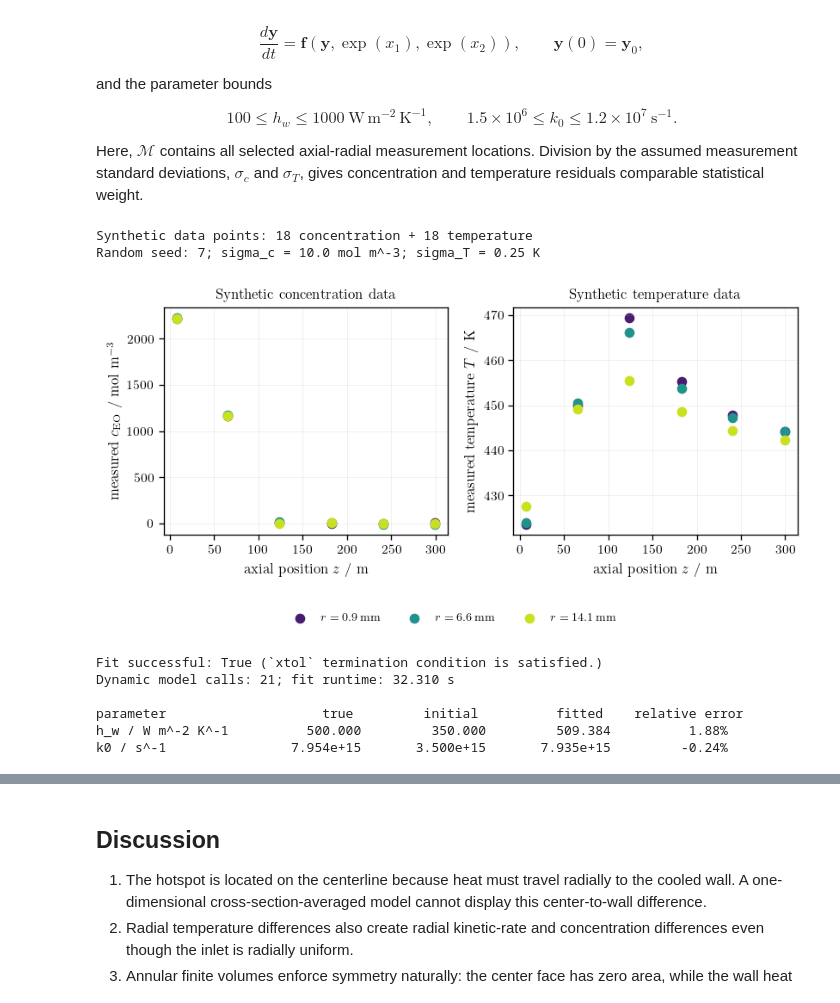
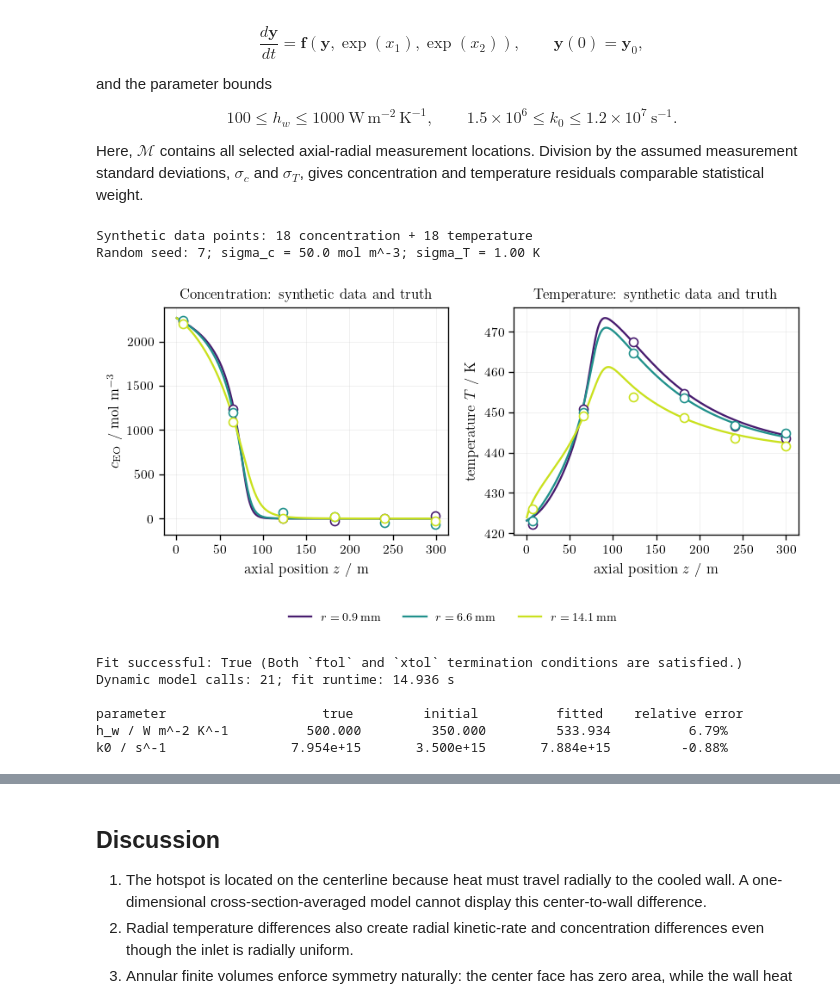
Before and after one commit to ChemRxnEngLab/Ullmanns_ModelReactorsDesignEquations, a Jupyter notebook: example_6_2d_pftr_hotspot_parameter_fit.ipynb, the cells around one changed output, grey strips where cells are left out. Drawn from its saved outputs; the diff is of its cells as text; code cells hidden in the pictures.

Commit message:
Increased synthetic data noise

```diff
--- a/example_6_2d_pftr_hotspot_parameter_fit.ipynb
+++ b/example_6_2d_pftr_hotspot_parameter_fit.ipynb
@@ -112,7 +112,7 @@ class Parameters:
         self.cp = 4190.0            # J kg^-1 K^-1
         self.h_w = 500.0            # W m^-2 K^-1
         self.a_w = 4.0 / self.d_R   # wall area per reactor volume / m^-1
-        self.D_r = 1.0e-5            # radial mass dispersion / m^2 s^-1
+        self.D_r = 1.0e-7            # radial mass dispersion / m^2 s^-1
         self.lambda_r = 4.5          # effective radial thermal conductivity / W m^-1 K^-1
         self.R = 8.314               # J mol^-1 K^-1
 
@@ -403,43 +403,45 @@ Here, $\mathcal{M}$ contains all selected axial-radial measurement locations. Di
 # %%
 rng = np.random.default_rng(7)
 iz_measure = np.linspace(7, p.Nz - 1, 6, dtype=int)
 ir_measure = np.array([0, p.Nr//2 - 1, p.Nr - 1])
 measurement_index = np.ix_(iz_measure, ir_measure)
 
-sigma_c = 10.0   # mol m^-3
-sigma_T = 0.25   # K
+sigma_c = 50   # mol m^-3
+sigma_T = 1   # K
 c_measured = c_final[measurement_index] + rng.normal(
     0.0, sigma_c, (len(iz_measure), len(ir_measure))
 )
 T_measured = T_final[measurement_index] + rng.normal(
     0.0, sigma_T, (len(iz_measure), len(ir_measure))
 )
 
 print(f"Synthetic data points: {c_measured.size} concentration + {T_measured.size} temperature")
 print(f"Random seed: 7; sigma_c = {sigma_c:.1f} mol m^-3; sigma_T = {sigma_T:.2f} K")
 
 z_measure = p.z[iz_measure]
 measurement_colors = plt.cm.viridis(np.linspace(0.08, 0.92, len(ir_measure)))
 fig, axes = plt.subplots(1, 2, figsize=(7.0, 3.5))
 for j, (ir, color) in enumerate(zip(ir_measure, measurement_colors)):
     radial_label = fr"$r={1000*p.r[ir]:.1f}\,\mathrm{{mm}}$"
-    axes[0].scatter(z_measure, c_measured[:, j], color=color, label=radial_label)
-    axes[1].scatter(z_measure, T_measured[:, j], color=color)
+    axes[0].plot(p.z, c_final[:, ir], color=color, label=radial_label)
+    axes[0].scatter(z_measure, c_measured[:, j], facecolors="white", edgecolors=color, zorder=3)
+    axes[1].plot(p.z, T_final[:, ir], color=color)
+    axes[1].scatter(z_measure, T_measured[:, j], facecolors="white", edgecolors=color, zorder=3)
 axes[0].set_xlabel(r"axial position $z$ / m")
-axes[0].set_ylabel(r"measured $c_{\mathrm{EO}}$ / mol m$^{-3}$")
-axes[0].set_title("Synthetic concentration data")
+axes[0].set_ylabel(r"$c_{\mathrm{EO}}$ / mol m$^{-3}$")
+axes[0].set_title("Concentration: synthetic data and truth")
 axes[1].set_xlabel(r"axial position $z$ / m")
-axes[1].set_ylabel(r"measured temperature $T$ / K")
-axes[1].set_title("Synthetic temperature data")
+axes[1].set_ylabel(r"temperature $T$ / K")
+axes[1].set_title("Temperature: synthetic data and truth")
 handles, labels = axes[0].get_legend_handles_labels()
 fig.legend(handles, labels, loc="lower center", bbox_to_anchor=(0.5, 0.005), ncol=3, frameon=False)
 fig.tight_layout(rect=(0.0, 0.12, 1.0, 1.0))
 save_publication_figure(fig, "ex6_synthetic_measurements")
 plt.show()
 # %% [output]
 Synthetic data points: 18 concentration + 18 temperature
-Random seed: 7; sigma_c = 10.0 mol m^-3; sigma_T = 0.25 K
+Random seed: 7; sigma_c = 50.0 mol m^-3; sigma_T = 1.00 K
-[figure, old version]
+[figure, new version]
 # %%
 fit_calls = 0
 
@@ -483,12 +485,12 @@ print("\nparameter                    true         initial          fitted    re
 print(f"h_w / W m^-2 K^-1       {p.h_w:10.3f}  {initial_guess[0]:14.3f}  {h_fitted:14.3f}  {(h_fitted/p.h_w-1)*100:12.2f}%")
 print(f"k0 / s^-1               {p.k0:10.3e}  {initial_guess[1]:14.3e}  {k0_fitted:14.3e}  {(k0_fitted/p.k0-1)*100:12.2f}%")
 # %% [output]
-Fit successful: True (`xtol` termination condition is satisfied.)
-Dynamic model calls: 21; fit runtime: 32.310 s
+Fit successful: True (Both `ftol` and `xtol` termination conditions are satisfied.)
+Dynamic model calls: 21; fit runtime: 14.936 s
 
 parameter                    true         initial          fitted    relative error
-h_w / W m^-2 K^-1          500.000         350.000         509.384          1.88%
-k0 / s^-1                7.954e+15       3.500e+15       7.935e+15         -0.24%
+h_w / W m^-2 K^-1          500.000         350.000         533.934          6.79%
+k0 / s^-1                7.954e+15       3.500e+15       7.884e+15         -0.88%
 # %%
 fit_solution = simulate_2d(p, h_wall=h_fitted, k0=k0_fitted, t_eval=[p.t_end])
 c_fitted, T_fitted = unpack_solution(fit_solution, p)
```
Also changed, not shown: parts of 5 cells of this notebook.
